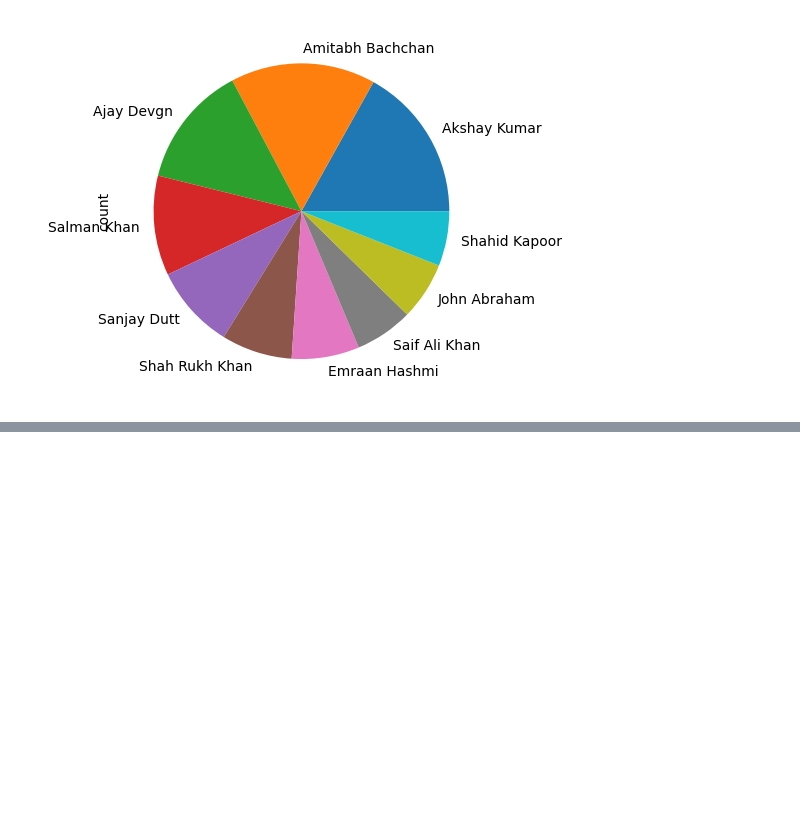
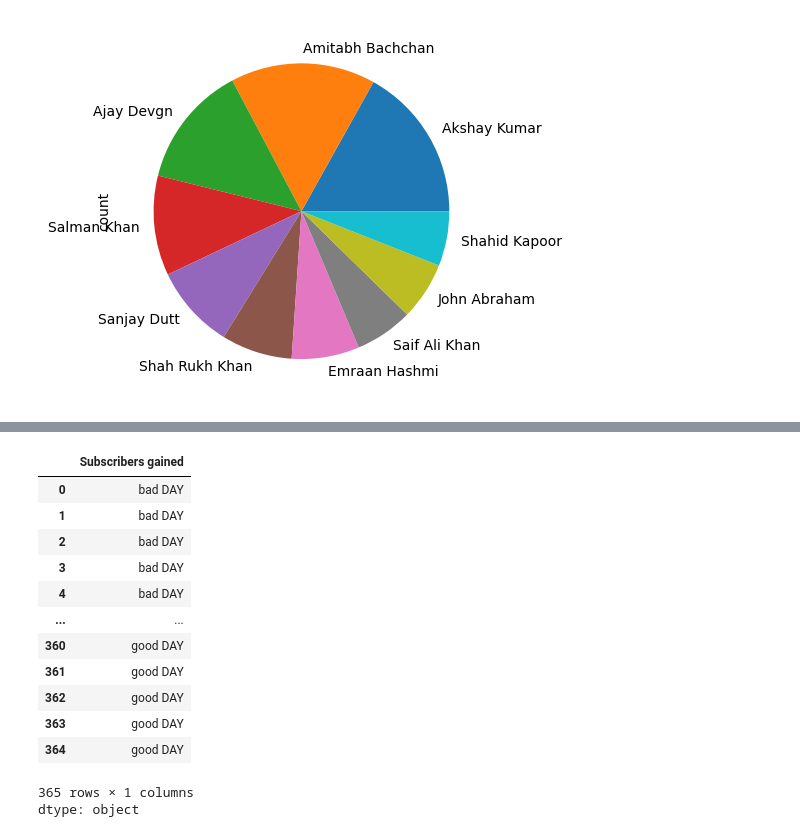
Before and after one commit to vishesh1111/PythonGoogleColab, a Jupyter notebook: Pandas.ipynb, the cells around one changed output, grey strips where cells are left out. Cells and saved outputs as stored; diff of their text form; code cells hidden in the pictures; blank space fills up the shorter version.

```diff
--- a/Pandas.ipynb
+++ b/Pandas.ipynb
@@ -413,0 +567,18 @@ movies.value_counts().head(10).plot(kind = 'pie') # piechart of actors!!!
+# %%
+subs.apply(lambda x: x % 2 == 0)
+subs.apply(lambda x:'good DAY' if x > subs.mean() else 'bad DAY')
+# %% [output]
+|  | Subscribers gained |
+| 0 | bad DAY |
+| 1 | bad DAY |
+| 2 | bad DAY |
+| 3 | bad DAY |
+| 4 | bad DAY |
+| ... | ... |
+| 360 | good DAY |
+| 361 | good DAY |
+| 362 | good DAY |
+| 363 | good DAY |
+| 364 | good DAY |
+365 rows × 1 columns
+dtype: object
```
Also changed, not shown: parts of 17 cells of this notebook.
